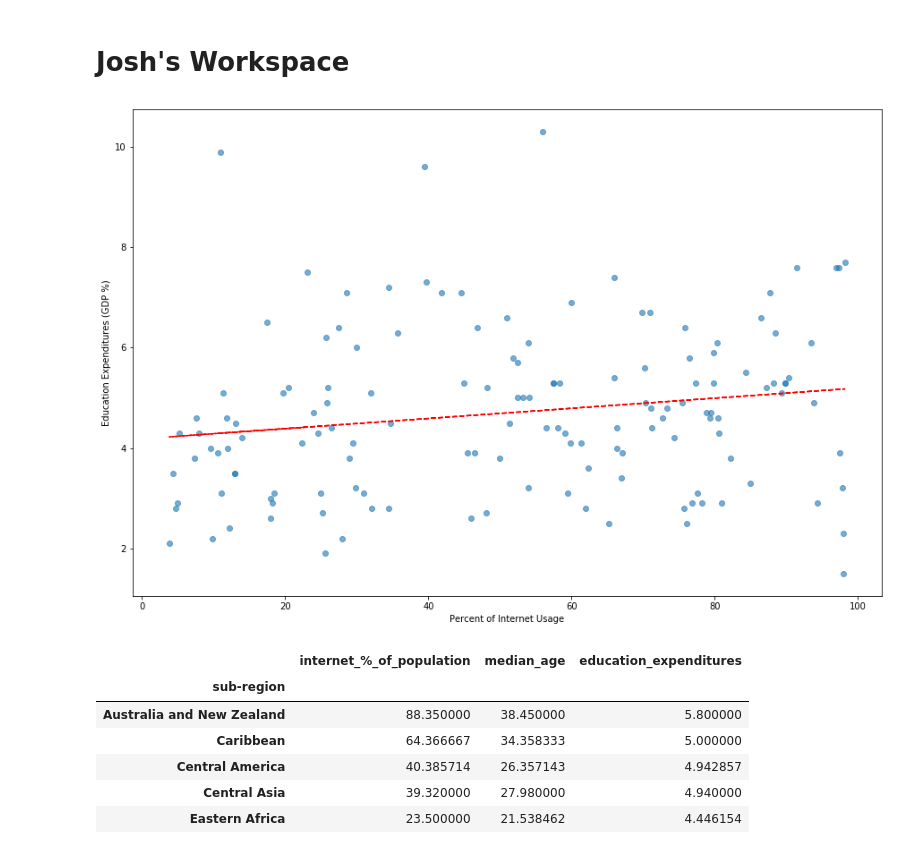
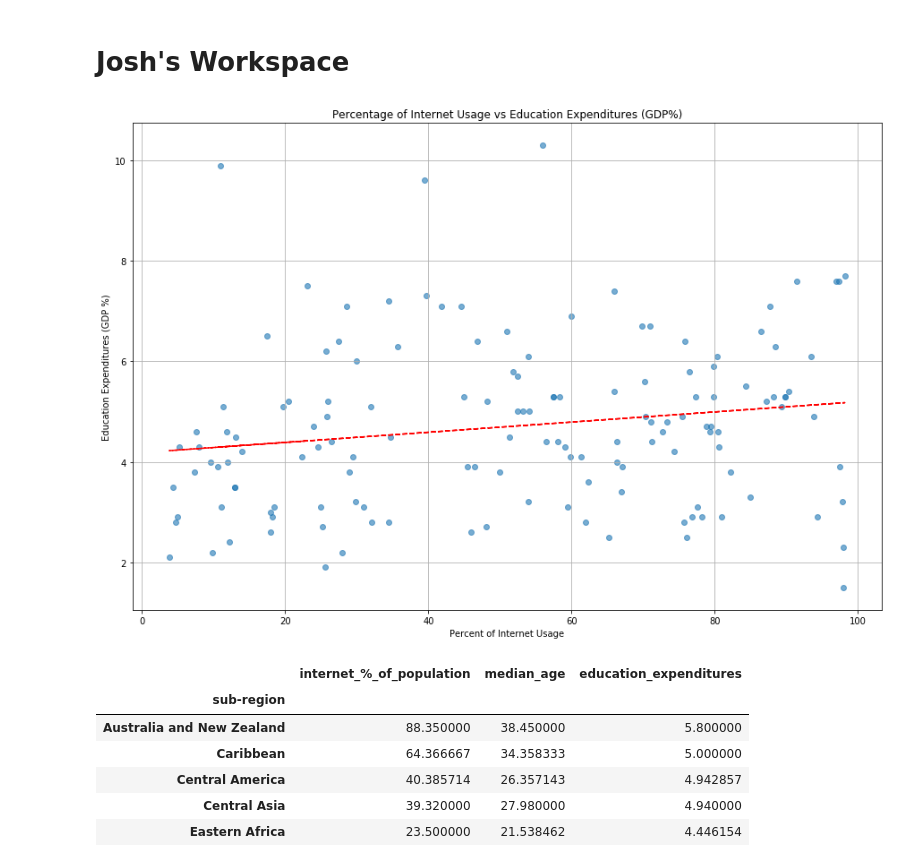
Before and after one commit to JoshuaFarmerATX/butterfly_effects_project, a Jupyter notebook: butterfly_effect-Claudia.ipynb, the cells around one changed output. Cells and saved outputs as stored; diff of their text form; code cells hidden in the pictures.

```diff
--- a/butterfly_effect-Claudia.ipynb
+++ b/butterfly_effect-Claudia.ipynb
@@ -59,16 +59,20 @@ df_filtered = merged_data[(merged_data["population"] < pop_hi) & (merged_data["p
 # %%
 z = np.polyfit(df_filtered["internet_%_of_population"], df_filtered["education_expenditures"], 1)
 p = np.poly1d(z)
 
 plt.figure(figsize=(15,10))
 plt.plot(df_filtered["internet_%_of_population"],p(df_filtered["internet_%_of_population"]),"r--")
 plt.scatter(df_filtered["internet_%_of_population"], df_filtered["education_expenditures"], alpha = .6)
+plt.title("Percentage of Internet Usage vs Education Expenditures (GDP%)")
 plt.xlabel("Percent of Internet Usage")
 plt.ylabel("Education Expenditures (GDP %)")
+plt.grid()
+
+plt.savefig("Fig1.png")
 
 plt.show()
 # %% [output]
-[figure, old version]
+[figure, new version]
 # %%
 sub_df = df_filtered[['sub-region', 'internet_%_of_population', 'median_age', 'education_expenditures']]
 # %%
```
Also changed, not shown: parts of 1 cell of this notebook, 1 other file.
